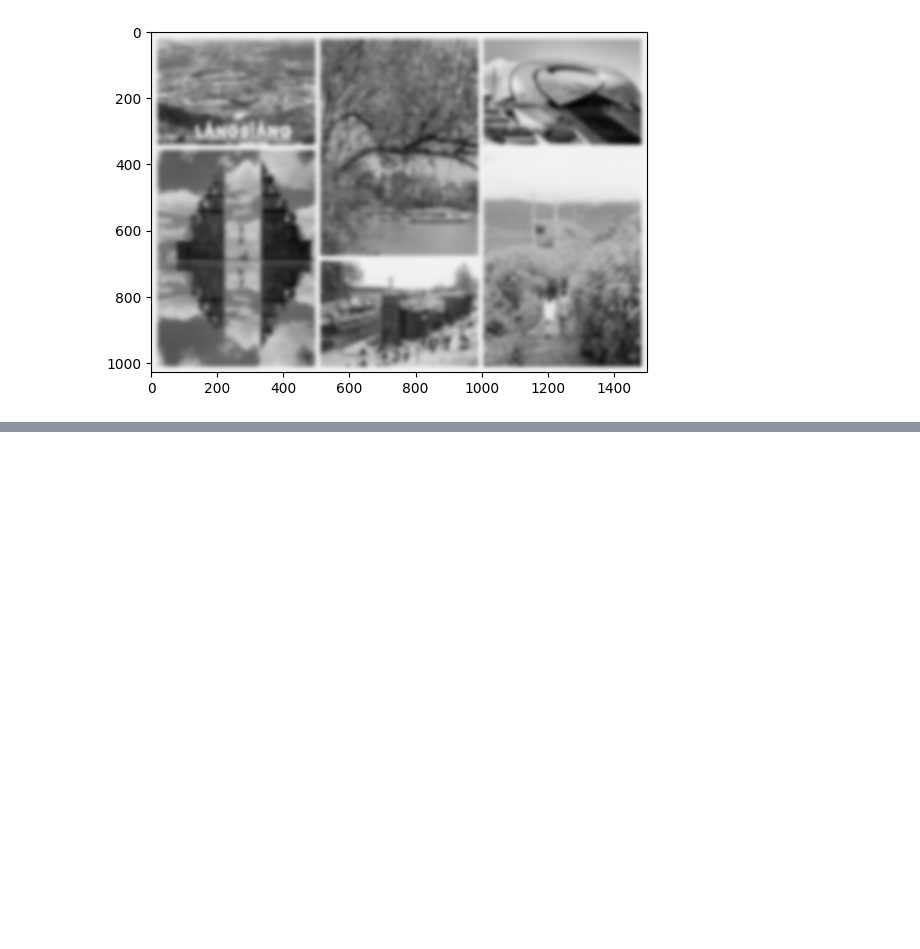
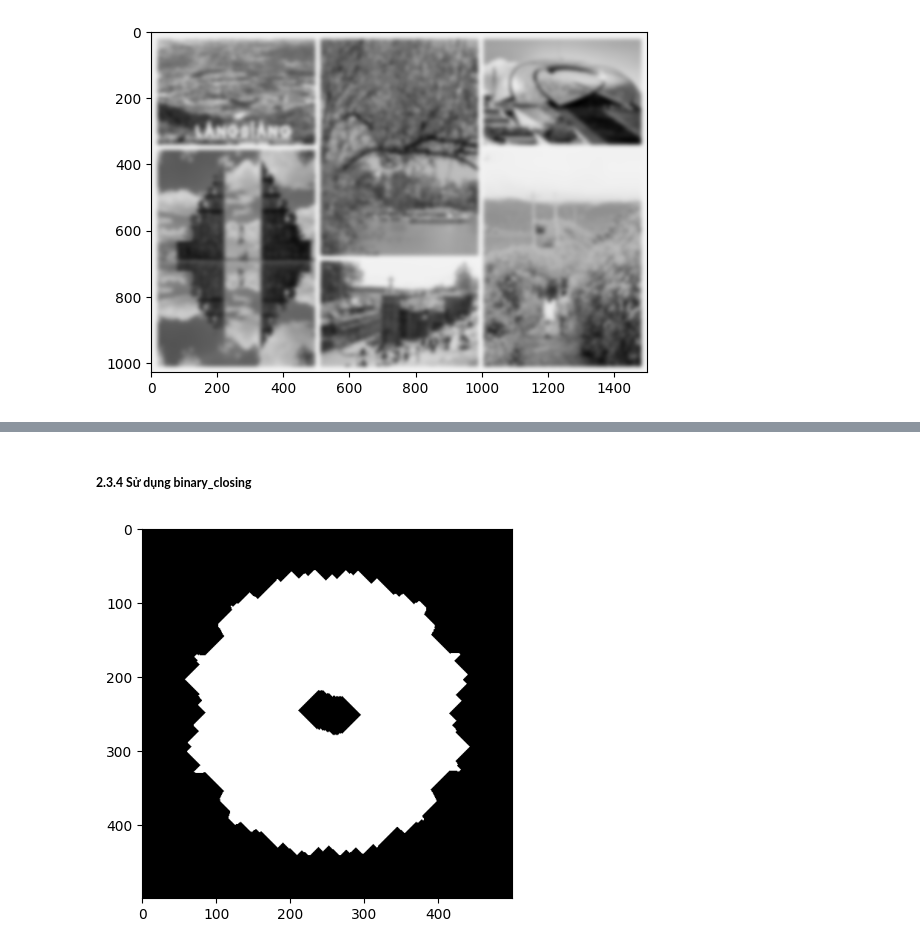
Before and after one commit to Bkhangnguyen/BaiTap_XLAS, a Jupyter notebook: XLA_lab4/TH4.ipynb, the cells around one changed output, grey strips where cells are left out. Cells and saved outputs as stored; diff of their text form; code cells hidden in the pictures; blank space fills up the shorter version.

```diff
--- a/XLA_lab4/TH4.ipynb
+++ b/XLA_lab4/TH4.ipynb
@@ -121,0 +144,22 @@ from skimage.filters import threshold_local
+# %% [markdown]
+##### **2.3.4 Sử dụng binary_closing**
+# %%
+import cv2
+from PIL import Image
+import numpy as np
+import imageio.v2 as iio
+import scipy.ndimage as nd
+from scipy.ndimage import label
+import matplotlib.pylab as plt
+from skimage.filters import threshold_local
+
+data = Image.open('Ball.gif').convert('L')
+s = [[0,1,0], [1,1,1], [0,1,0]]
+b = nd.binary_closing(data, structure=s, iterations=25)
+
+c = Image.fromarray(b)
+c.show()
+plt.imshow(c)
+plt.show()
+# %% [output]
+[figure, added]
```
Also changed, not shown: parts of 23 cells of this notebook, 3 other files.
